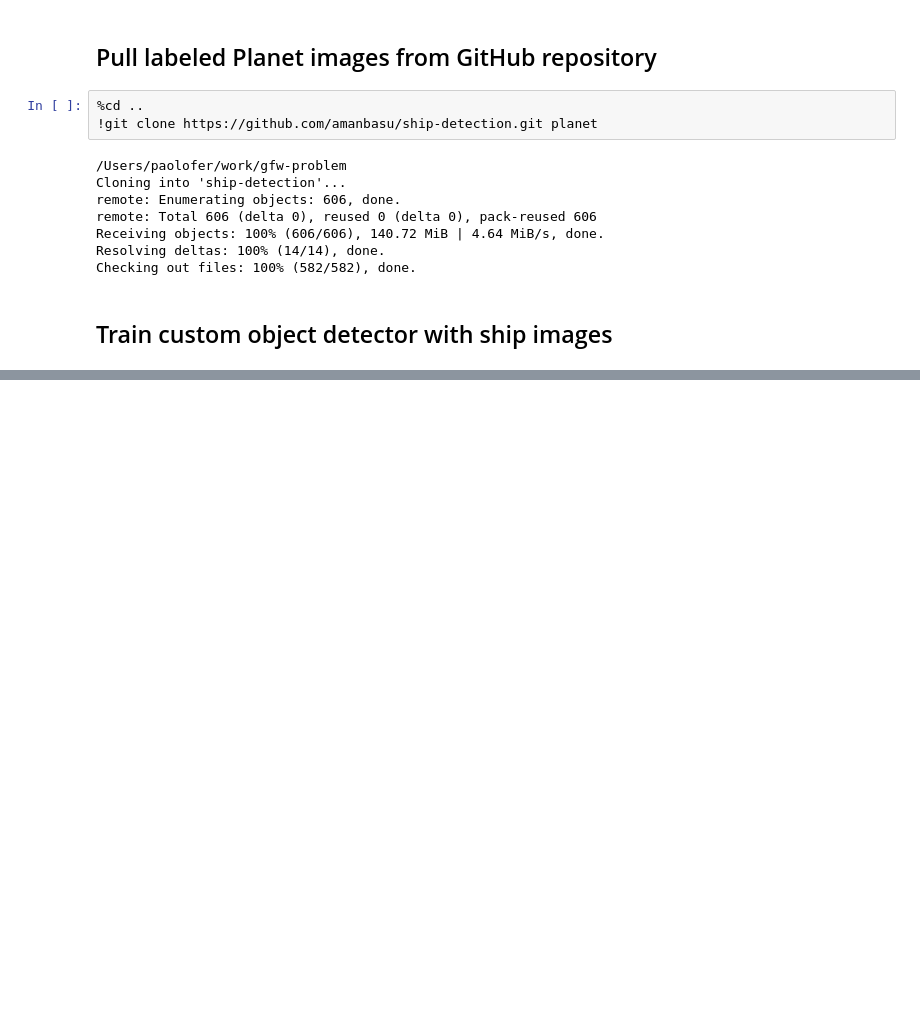
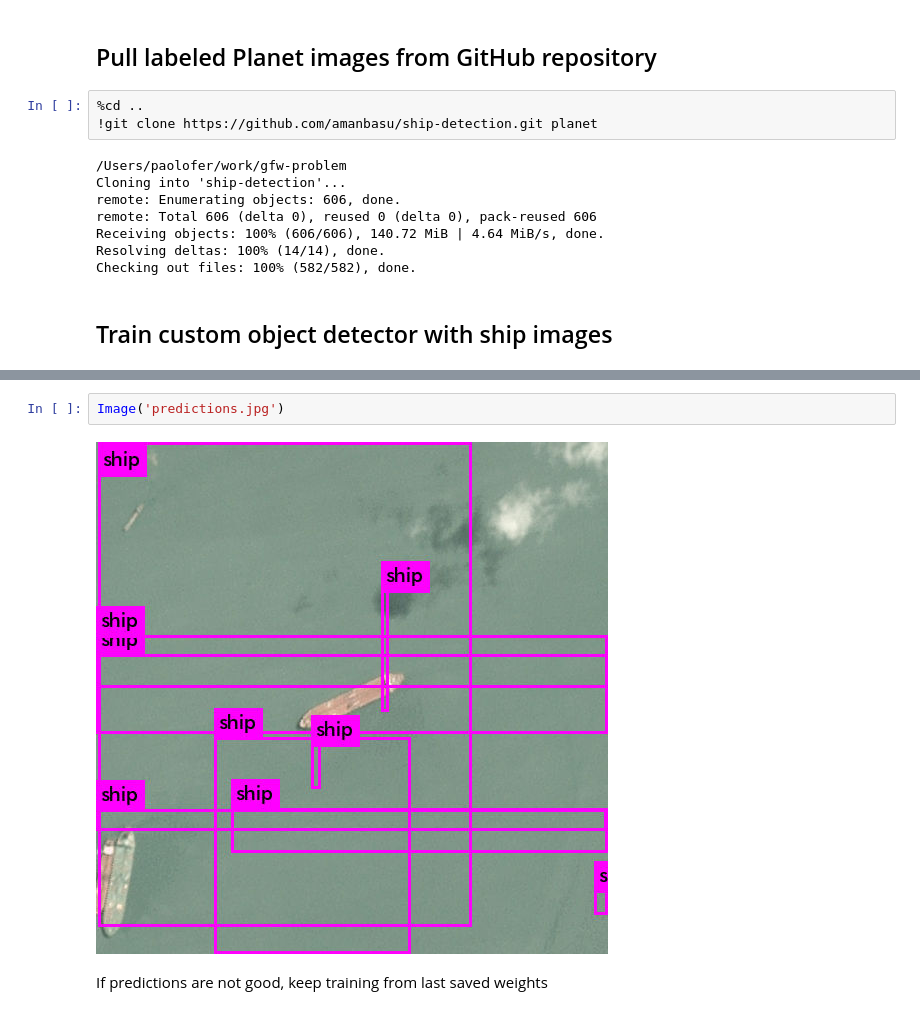
Before and after one commit to fspaolo/gfw-problem, a Jupyter notebook: example.ipynb, the cells around one changed output, grey strips where cells are left out. Saved outputs shown, nothing was run; the diff lists cells and outputs as text; blank space fills up the shorter version.

```diff
--- a/example.ipynb
+++ b/example.ipynb
@@ -134,0 +218,6 @@ Checking out files: 100% (582/582), done.
+# %%
+Image('predictions.jpg')
+# %% [output]
+[figure, added]
+# %% [markdown]
+If predictions are not good, keep training from last saved weights
```
Also changed, not shown: parts of 15 cells of this notebook.
